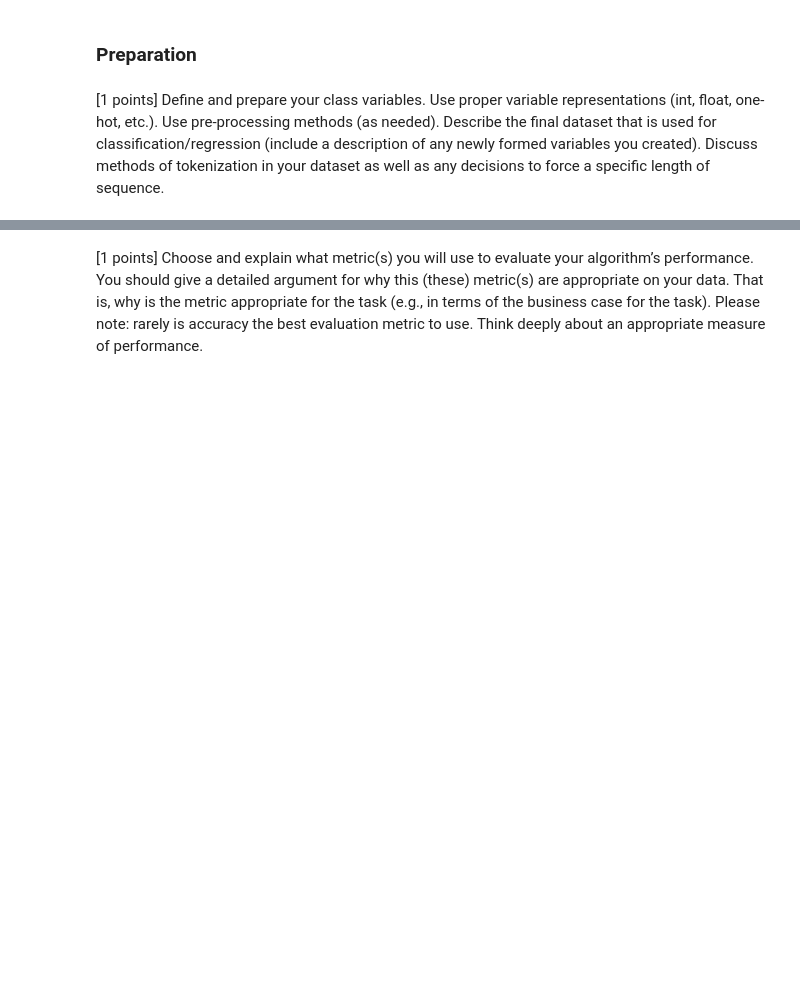
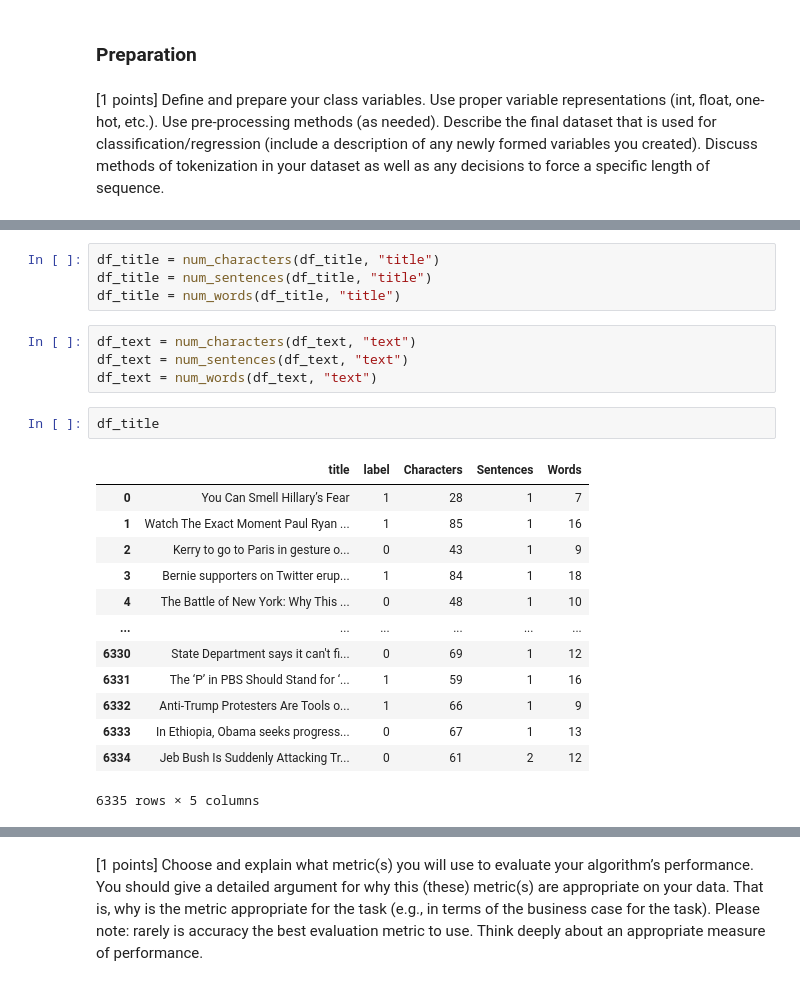
Before and after one commit to ephraim888sun/SequentialNetworks, a Jupyter notebook: lab7.ipynb, the cells around one changed output, grey strips where cells are left out. Cells and saved outputs as stored; diff of their text form; blank space fills up the shorter version.

```diff
--- a/lab7.ipynb
+++ b/lab7.ipynb
@@ -18,0 +290,24 @@ In this lab, we have chosen ...
+# %%
+df_title = num_characters(df_title, "title")
+df_title = num_sentences(df_title, "title")
+df_title = num_words(df_title, "title")
+# %%
+df_text = num_characters(df_text, "text")
+df_text = num_sentences(df_text, "text")
+df_text = num_words(df_text, "text")
+# %%
+df_title
+# %% [output]
+|  | title | label | Characters | Sentences | Words |
+| 0 | You Can Smell Hillary’s Fear | 1 | 28 | 1 | 7 |
+| 1 | Watch The Exact Moment Paul Ryan ... | 1 | 85 | 1 | 16 |
+| 2 | Kerry to go to Paris in gesture o... | 0 | 43 | 1 | 9 |
+| 3 | Bernie supporters on Twitter erup... | 1 | 84 | 1 | 18 |
+| 4 | The Battle of New York: Why This ... | 0 | 48 | 1 | 10 |
+| ... | ... | ... | ... | ... | ... |
+| 6330 | State Department says it can't fi... | 0 | 69 | 1 | 12 |
+| 6331 | The ‘P’ in PBS Should Stand for ‘... | 1 | 59 | 1 | 16 |
+| 6332 | Anti-Trump Protesters Are Tools o... | 1 | 66 | 1 | 9 |
+| 6333 | In Ethiopia, Obama seeks progress... | 0 | 67 | 1 | 13 |
+| 6334 | Jeb Bush Is Suddenly Attacking Tr... | 0 | 61 | 2 | 12 |
+6335 rows × 5 columns
```
Also changed, not shown: parts of 22 cells of this notebook.
